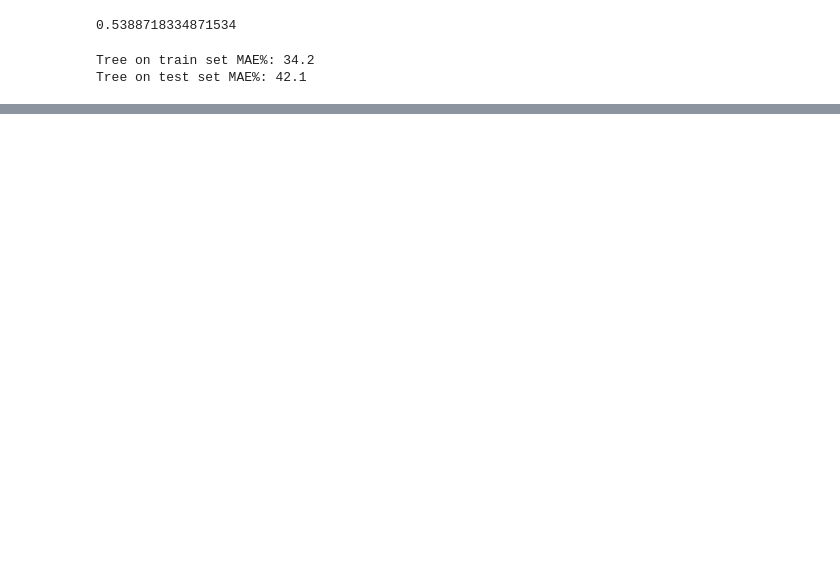
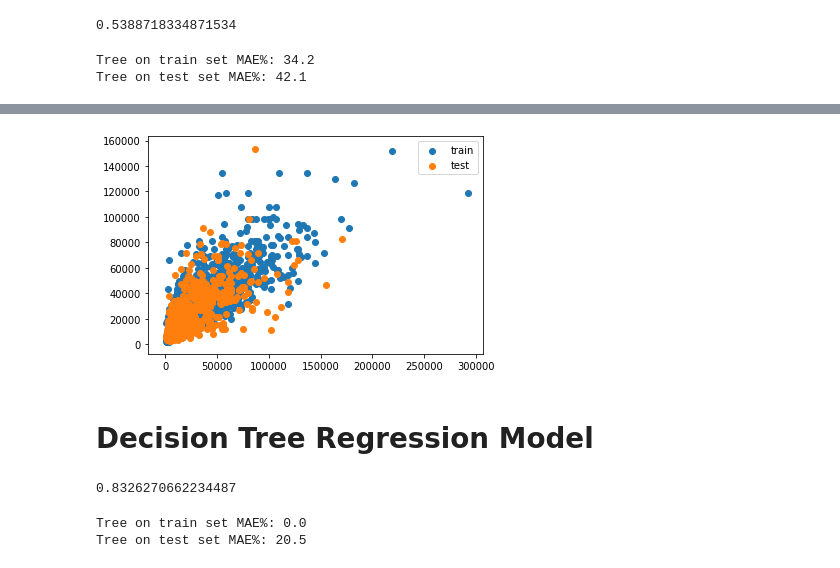
Before and after one commit to DAB-400-Capstone/Final-project, a Jupyter notebook: Project .ipynb, the cells around one changed output, grey strips where cells are left out. Saved outputs shown, nothing was run; the diff lists cells and outputs as text; code cells hidden in the pictures; blank space fills up the shorter version.

```diff
--- a/Project .ipynb
+++ b/Project .ipynb
@@ -644,0 +759,30 @@ array([31899.628,  8794.108,  8885.336, ..., 25809.432,  8268.654,
+# %%
+# Create a scatter plot with train and test
+
+plt.scatter(y_train, train_prediction, label='train')
+plt.scatter(y_test, test_prediction, label='test')
+plt.legend()
+plt.show()
+# %% [output]
+[figure, added]
+# %% [markdown]
+# Decision Tree Regression Model
+# %%
+
+from sklearn.tree import DecisionTreeRegressor
+dec_reg = DecisionTreeRegressor()
+dec_reg.fit(X_train,y_train)
+train_prediction = dec_reg.predict(X_train)
+test_prediction=dec_reg.predict(X_test)
+r2_score(y_test,test_prediction)
+# %% [output]
+0.8326270662234487
+# %%
+MAE_train=np.mean(abs(y_train-train_prediction))/np.mean(y_train)
+print("Tree on train set MAE%:", round(MAE_train*100,1))
+
+MAE_test=np.mean(abs(y_test-test_prediction))/np.mean(y_test)
+print("Tree on test set MAE%:", round(MAE_test*100,1))
+# %% [output]
+Tree on train set MAE%: 0.0
+Tree on test set MAE%: 20.5
```
Also changed, not shown: parts of 43 cells of this notebook.
